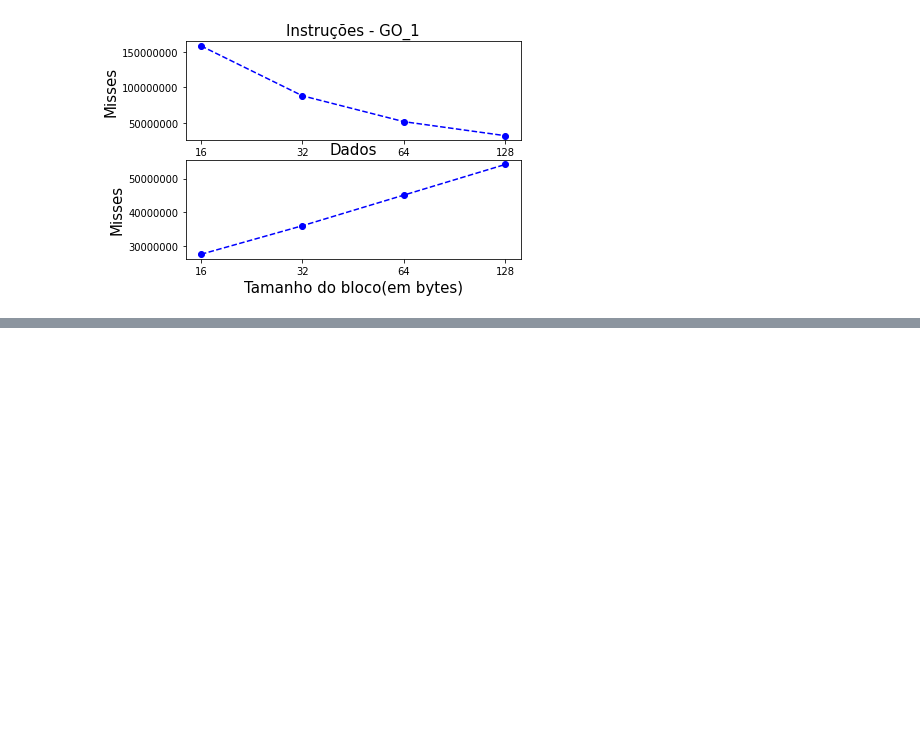
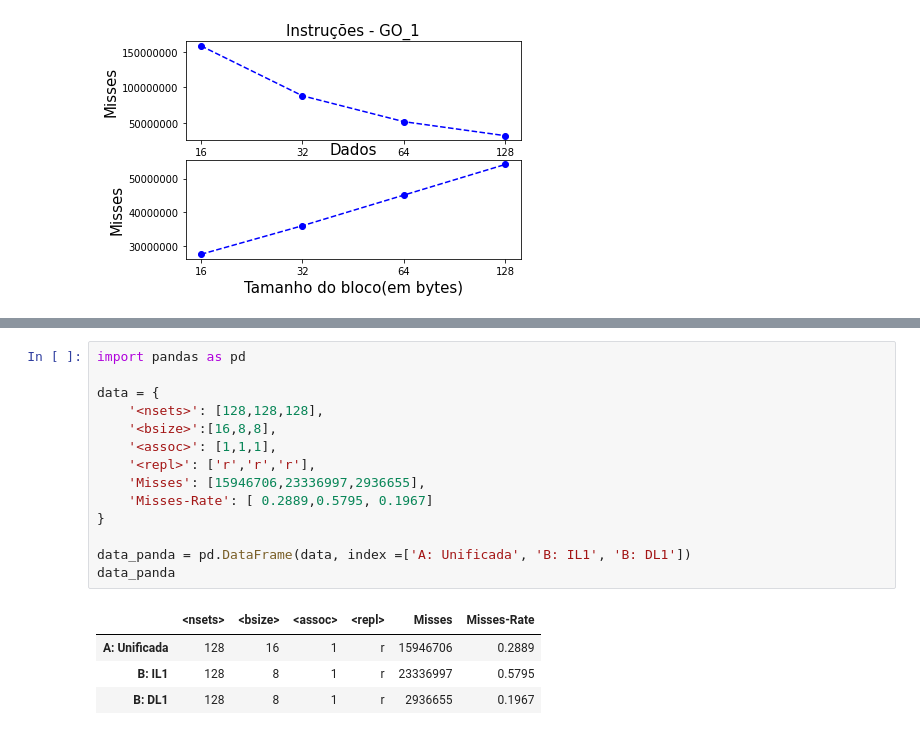
Before and after one commit to raissa-coelho/University, a Jupyter notebook: Trabalho01.ipynb, the cells around one changed output, grey strips where cells are left out. Saved outputs shown, nothing was run; the diff lists cells and outputs as text; blank space fills up the shorter version.

```diff
--- a/Trabalho01.ipynb
+++ b/Trabalho01.ipynb
@@ -242,3 +242,22 @@ plt.bar(x,y, width=0.5, color = 'black')
 plt.show()
 # %% [output]
 [figure]
+# %%
+import pandas as pd
+
+data = {
+    '<nsets>': [128,128,128],
+    '<bsize>':[16,8,8],
+    '<assoc>': [1,1,1],
+    '<repl>': ['r','r','r'],
+    'Misses': [15946706,23336997,2936655],
+    'Misses-Rate': [ 0.2889,0.5795, 0.1967]
+}
+
+data_panda = pd.DataFrame(data, index =['A: Unificada', 'B: IL1', 'B: DL1'])
+data_panda
+# %% [output]
+|  | <nsets> | <bsize> | <assoc> | <repl> | Misses | Misses-Rate |
+| A: Unificada | 128 | 16 | 1 | r | 15946706 | 0.2889 |
+| B: IL1 | 128 | 8 | 1 | r | 23336997 | 0.5795 |
+| B: DL1 | 128 | 8 | 1 | r | 2936655 | 0.1967 |
```
Also changed, not shown: parts of 1 cell of this notebook.
